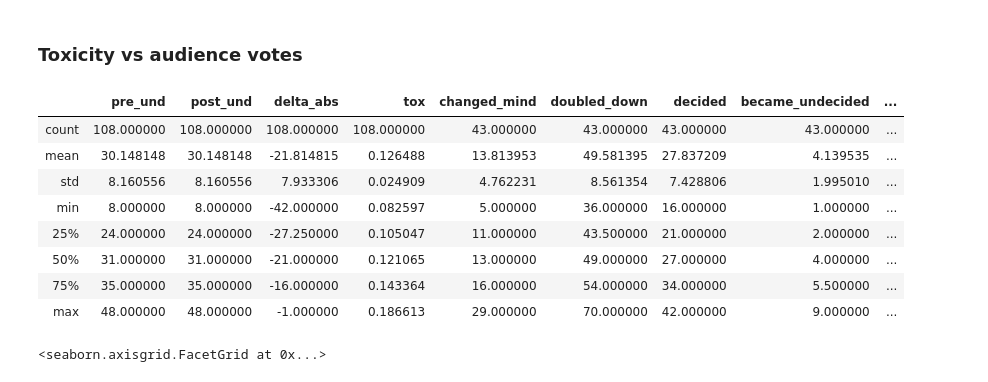
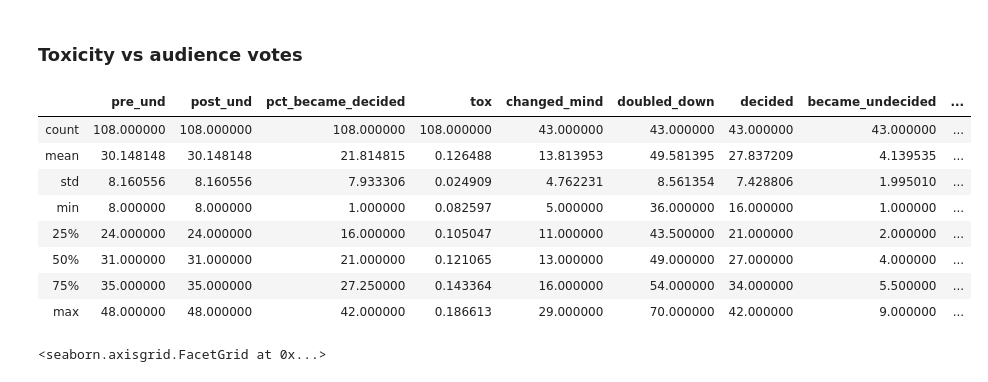
Before and after one commit to rjz46/Cornell-Conversational-Analysis-Toolkit, a Jupyter notebook: datasets/reddit_coarse_discourse-corpus/A1E_Upvote_Toxicity_Transformer.ipynb, the cells around one changed output. Saved outputs shown, nothing was run; the diff lists cells and outputs as text; code cells hidden in the pictures.

```diff
--- a/datasets/reddit_coarse_discourse-corpus/A1E_Upvote_Toxicity_Transformer.ipynb
+++ b/datasets/reddit_coarse_discourse-corpus/A1E_Upvote_Toxicity_Transformer.ipynb
@@ -215,45 +215,44 @@ small_iq2_corpus = tox_small_iq2.transform(small_iq2_corpus)
 # %%
 convos_dict = {}
 for convo_id in small_iq2_corpus.get_conversation_ids():
   convo = small_iq2_corpus.get_conversation(convo_id)
 
   results = convo.meta['results']
 
   pre_und = results['pre']['undecided']
   post_und = results['post']['undecided']
-  delta_abs = post_und - pre_und
-  delta_abs = post_und - pre_und
   row = collections.OrderedDict((
   ('pre_und', pre_und),
   ('post_und', pre_und),
-  ('delta_abs', post_und - pre_und),
+  ('pct_became_decided', pre_und - post_und), #  = (100-post_und) - (100-pre_und)
+  ))
   row['tox'] = convo.meta['averagetoxicity']
   if results['breakdown']:
     breakdown = results['breakdown']
     row['changed_mind'] = breakdown['for_against'] + breakdown['against_for']
     row['doubled_down'] = breakdown['for_for'] + breakdown['against_against']
     row['decided'] = breakdown['undecided_for'] + breakdown['undecided_against']
     row['became_undecided'] = breakdown['for_undecided'] + breakdown['against_undecided']
     row['stayed_undecided'] = breakdown['undecided_undecided']
     row.update(breakdown)
 
   # results =
 
   # row.update(convo.meta['results'])
   convos_dict[convo_id] = row
 
 df = pd.DataFrame.from_dict(convos_dict, orient='index')
 df.describe()
 # %% [output]
-|  | pre_und | post_und | delta_abs | tox | changed_mind | doubled_down | decided | became_undecided | ... |
+|  | pre_und | post_und | pct_became_decided | tox | changed_mind | doubled_down | decided | became_undecided | ... |
 | count | 108.000000 | 108.000000 | 108.000000 | 108.000000 | 43.000000 | 43.000000 | 43.000000 | 43.000000 | ... |
-| mean | 30.148148 | 30.148148 | -21.814815 | 0.126488 | 13.813953 | 49.581395 | 27.837209 | 4.139535 | ... |
+| mean | 30.148148 | 30.148148 | 21.814815 | 0.126488 | 13.813953 | 49.581395 | 27.837209 | 4.139535 | ... |
 | std | 8.160556 | 8.160556 | 7.933306 | 0.024909 | 4.762231 | 8.561354 | 7.428806 | 1.995010 | ... |
-| min | 8.000000 | 8.000000 | -42.000000 | 0.082597 | 5.000000 | 36.000000 | 16.000000 | 1.000000 | ... |
-| 25% | 24.000000 | 24.000000 | -27.250000 | 0.105047 | 11.000000 | 43.500000 | 21.000000 | 2.000000 | ... |
-| 50% | 31.000000 | 31.000000 | -21.000000 | 0.121065 | 13.000000 | 49.000000 | 27.000000 | 4.000000 | ... |
-| 75% | 35.000000 | 35.000000 | -16.000000 | 0.143364 | 16.000000 | 54.000000 | 34.000000 | 5.500000 | ... |
-| max | 48.000000 | 48.000000 | -1.000000 | 0.186613 | 29.000000 | 70.000000 | 42.000000 | 9.000000 | ... |
+| min | 8.000000 | 8.000000 | 1.000000 | 0.082597 | 5.000000 | 36.000000 | 16.000000 | 1.000000 | ... |
+| 25% | 24.000000 | 24.000000 | 16.000000 | 0.105047 | 11.000000 | 43.500000 | 21.000000 | 2.000000 | ... |
+| 50% | 31.000000 | 31.000000 | 21.000000 | 0.121065 | 13.000000 | 49.000000 | 27.000000 | 4.000000 | ... |
+| 75% | 35.000000 | 35.000000 | 27.250000 | 0.143364 | 16.000000 | 54.000000 | 34.000000 | 5.500000 | ... |
+| max | 48.000000 | 48.000000 | 42.000000 | 0.186613 | 29.000000 | 70.000000 | 42.000000 | 9.000000 | ... |
 # %%
 #@title Plot each vote combo
 votes = ['for', 'against', 'undecided']
```
Also changed, not shown: parts of 2 cells of this notebook.
